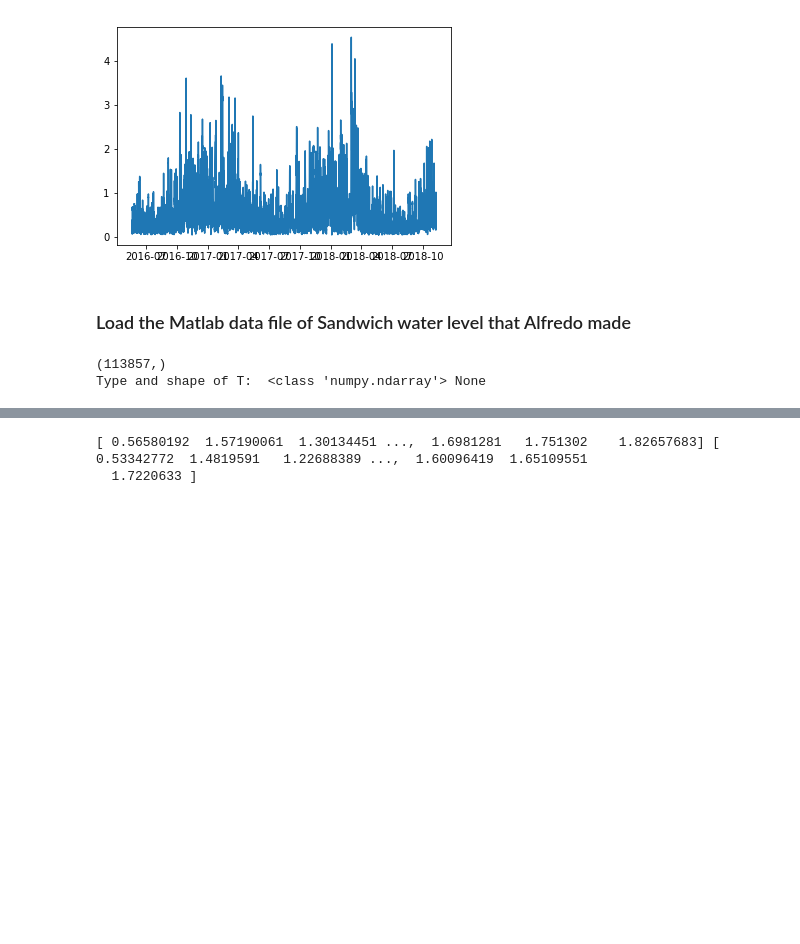
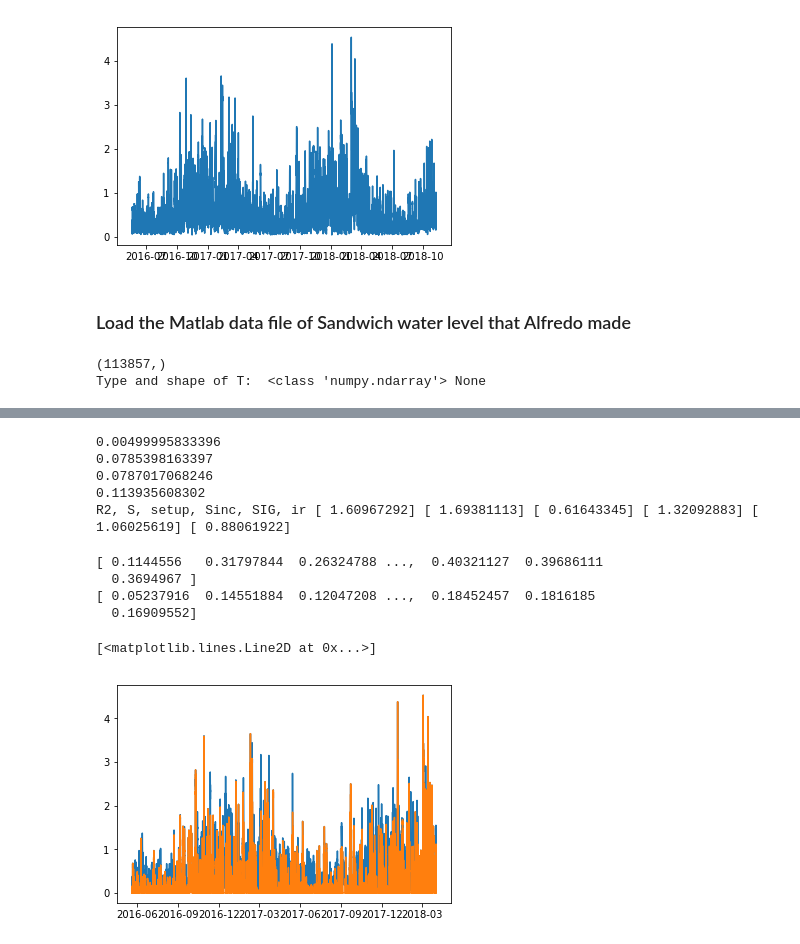
Before and after one commit to csherwood-usgs/Raster_calcs, a Jupyter notebook: CDIP221_to_nc.ipynb, the cells around one changed output, grey strips where cells are left out. Saved outputs shown, nothing was run; the diff lists cells and outputs as text; code cells hidden in the pictures; blank space fills up the shorter version.

```diff
--- a/CDIP221_to_nc.ipynb
+++ b/CDIP221_to_nc.ipynb
@@ -218,11 +226,15 @@ def calcR2(H, T, tanalpha, igflag=0):
     %    Empirical parameterization of setup, swash, and runup,
     %    Coastal Engineering, 53, 573-588.
     % author: hstockdon@usgs.gov
-    # from calcR2.m
-    # converted to Python by csherwood@usgs.gov
+
+    # converted from calcR2.m to Python by csherwood@usgs.gov
+    # Differences from the Matlab version:
+    # 1) This takes tan(alpha) as the slope argument, instead of alpha (radians)
+    # 2) If only one value of tanalpha is given, all calcs will be made with the same slope
+    # 3) Python version expects np.arrays. For a single value, pass it np.array([H]), np.array([T]), np.array([tanalpha])
     '''
     N = len(H)
-    g = 9.81;
+    g = 9.81
 
     #  intialize output
     R2    = np.NaN*np.ones_like(H);
@@ -236,13 +248,13 @@ def calcR2(H, T, tanalpha, igflag=0):
     tanalpha = np.abs(tanalpha)
 
     if len(tanalpha) == 1:
-        tanalpha =np.ones(N,)
+        tanalpha =tanalpha*np.ones(N,)
 
     # convert slopes from rise/run to radians
     slope = np.arctan(tanalpha)
 
     # compute wavelength and Iribarren number
-    L = (g*T**2) / (2*np.pi)
+    L = (g*T**2.) / (2.*np.pi)
     ir = slope / np.sqrt(H/L)
 
     for ii in range(N): # have to do in loop to check Iribarren number
@@ -267,12 +279,18 @@ def calcR2(H, T, tanalpha, igflag=0):
             S[ii]     = np.sqrt(Sinc[ii]**2 + SIG[ii]**2)
             R2[ii]    = 1.1*(setup[ii] + S[ii]/2)
             R16[ii]   = 1.1*(setup[ii] + S[ii]/4)
-        #end
-#end
+
     return R2, S, setup, Sinc, SIG, ir
 
-R2, S, setup, Sinc, SIG, ir = calcR2(Hs, Tp, np.array([0.005]), igflag=0)
-print(R2,S)
+print(np.arctan(0.005))
+print(np.radians(4.5))
+print(np.tan(np.radians(4.5)))
+print(np.tan(np.radians(6.5)))
+R2, S, setup, Sinc, SIG, ir = calcR2(np.array([2.]), np.array([10.]), np.array([0.1]), 0)
+print('R2, S, setup, Sinc, SIG, ir',R2, S, setup, Sinc, SIG, ir)
 # %% [output]
-[ 0.56580192  1.57190061  1.30134451 ...,  1.6981281   1.751302    1.82657683] [ 0.53342772  1.4819591   1.22688389 ...,  1.60096419  1.65109551
-  1.7220633 ]
+0.00499995833396
+0.0785398163397
+0.0787017068246
+0.113935608302
+R2, S, setup, Sinc, SIG, ir [ 1.60967292] [ 1.69381113] [ 0.61643345] [ 1.32092883] [ 1.06025619] [ 0.88061922]
@@ -280,0 +297,18 @@ plot()
+# %%
+R2_15, S, setup, Sinc, SIG, ir = calcR2(Hs, Tp, np.array([0.15]), igflag=0)
+print(R2_15)
+R2_05, S, setup, Sinc, SIG, ir = calcR2(Hs, Tp, np.array([0.05]), igflag=0)
+print(R2_05)
+# %% [output]
+[ 0.1144556   0.31797844  0.26324788 ...,  0.40321127  0.39686111
+  0.3694967 ]
+[ 0.05237916  0.14551884  0.12047208 ...,  0.18452457  0.1816185
+  0.16909552]
+# %%
+ne = Dp+10 <= 105
+# %%
+plt.plot(dtm,Hs)
+plt.plot(dtm,Hs*ne)
+# %% [output]
+[<matplotlib.lines.Line2D at 0x...>]
+[figure, added]
```
Also changed, not shown: parts of 8 cells of this notebook.
